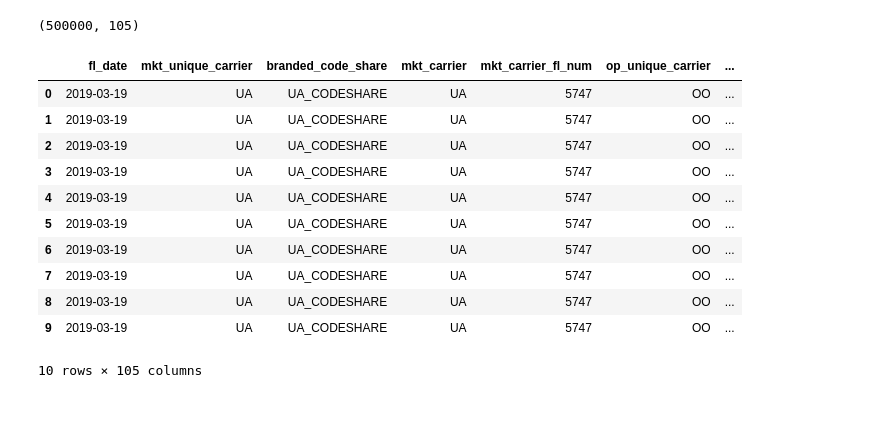
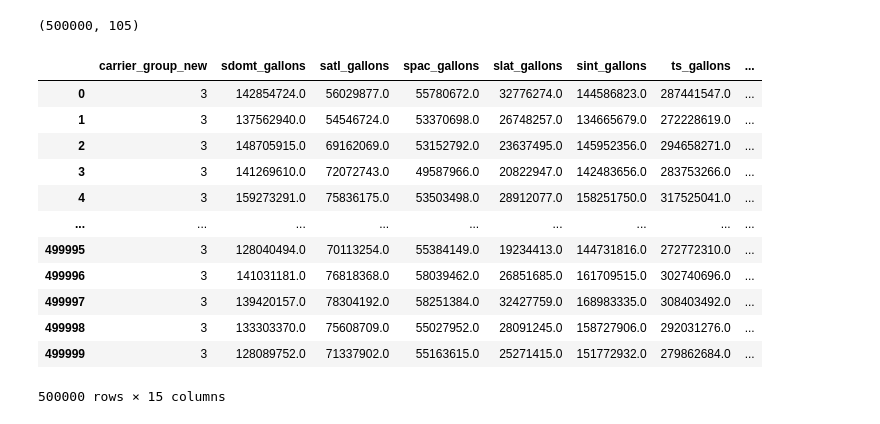
Before and after one commit to WongMatthew/LHL-Predicting-Flight-Patterns, a Jupyter notebook: Flight Prediction - master/Data Collection.ipynb, the cells around one changed output. Saved outputs shown, nothing was run; the diff lists cells and outputs as text; code cells hidden in the pictures.

```diff
--- a/Flight Prediction - master/Data Collection.ipynb
+++ b/Flight Prediction - master/Data Collection.ipynb
@@ -62,18 +62,19 @@ display(data.shape)
 # %%
 #save to file outside of git folder
 data.to_csv(r'/Users/Prashanta/Desktop/airplane_data/all_tables(500,000_points).csv',sep=';')
-# %%
-data
-# %% [output]
-|  | fl_date | mkt_unique_carrier | branded_code_share | mkt_carrier | mkt_carrier_fl_num | op_unique_carrier | ... |
-| 0 | 2019-03-19 | UA | UA_CODESHARE | UA | 5747 | OO | ... |
-| 1 | 2019-03-19 | UA | UA_CODESHARE | UA | 5747 | OO | ... |
-| 2 | 2019-03-19 | UA | UA_CODESHARE | UA | 5747 | OO | ... |
-| 3 | 2019-03-19 | UA | UA_CODESHARE | UA | 5747 | OO | ... |
-| 4 | 2019-03-19 | UA | UA_CODESHARE | UA | 5747 | OO | ... |
-| 5 | 2019-03-19 | UA | UA_CODESHARE | UA | 5747 | OO | ... |
-| 6 | 2019-03-19 | UA | UA_CODESHARE | UA | 5747 | OO | ... |
-| 7 | 2019-03-19 | UA | UA_CODESHARE | UA | 5747 | OO | ... |
-| 8 | 2019-03-19 | UA | UA_CODESHARE | UA | 5747 | OO | ... |
-| 9 | 2019-03-19 | UA | UA_CODESHARE | UA | 5747 | OO | ... |
-10 rows × 105 columns
+# %%
+data.iloc[:,85:100]
+# %% [output]
+|  | carrier_group_new | sdomt_gallons | satl_gallons | spac_gallons | slat_gallons | sint_gallons | ts_gallons | ... |
+| 0 | 3 | 142854724.0 | 56029877.0 | 55780672.0 | 32776274.0 | 144586823.0 | 287441547.0 | ... |
+| 1 | 3 | 137562940.0 | 54546724.0 | 53370698.0 | 26748257.0 | 134665679.0 | 272228619.0 | ... |
+| 2 | 3 | 148705915.0 | 69162069.0 | 53152792.0 | 23637495.0 | 145952356.0 | 294658271.0 | ... |
+| 3 | 3 | 141269610.0 | 72072743.0 | 49587966.0 | 20822947.0 | 142483656.0 | 283753266.0 | ... |
+| 4 | 3 | 159273291.0 | 75836175.0 | 53503498.0 | 28912077.0 | 158251750.0 | 317525041.0 | ... |
+| ... | ... | ... | ... | ... | ... | ... | ... | ... |
+| 499995 | 3 | 128040494.0 | 70113254.0 | 55384149.0 | 19234413.0 | 144731816.0 | 272772310.0 | ... |
+| 499996 | 3 | 141031181.0 | 76818368.0 | 58039462.0 | 26851685.0 | 161709515.0 | 302740696.0 | ... |
+| 499997 | 3 | 139420157.0 | 78304192.0 | 58251384.0 | 32427759.0 | 168983335.0 | 308403492.0 | ... |
+| 499998 | 3 | 133303370.0 | 75608709.0 | 55027952.0 | 28091245.0 | 158727906.0 | 292031276.0 | ... |
+| 499999 | 3 | 128089752.0 | 71337902.0 | 55163615.0 | 25271415.0 | 151772932.0 | 279862684.0 | ... |
+500000 rows × 15 columns
```
Also changed, not shown: parts of 1 cell of this notebook, 1 other file.
